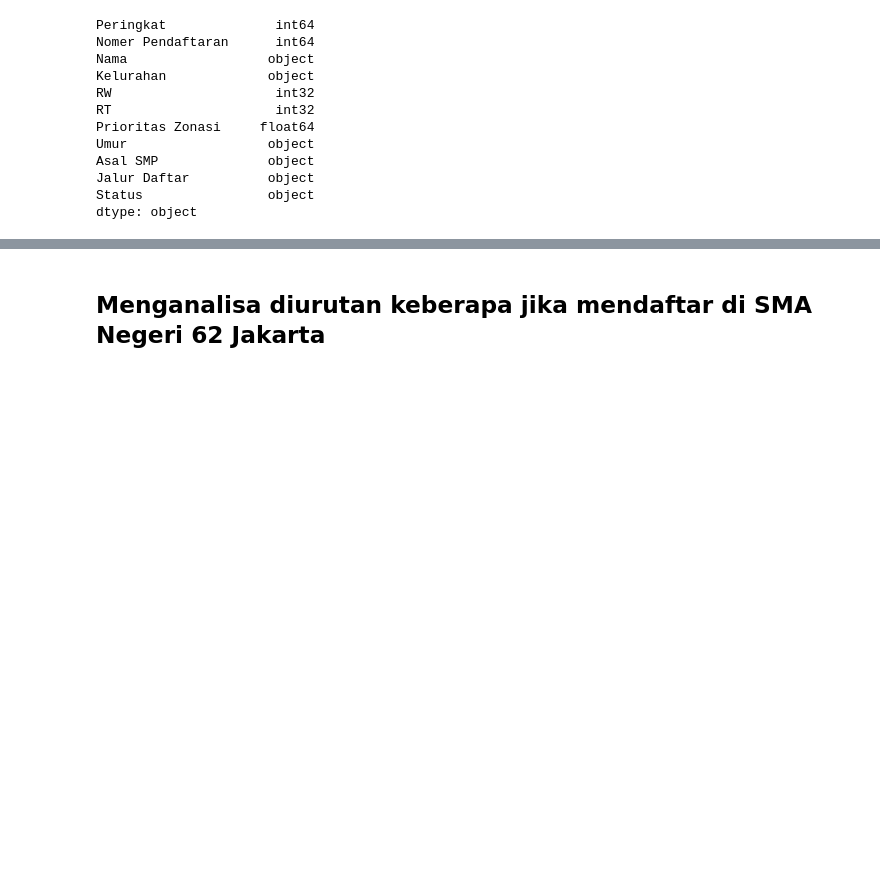
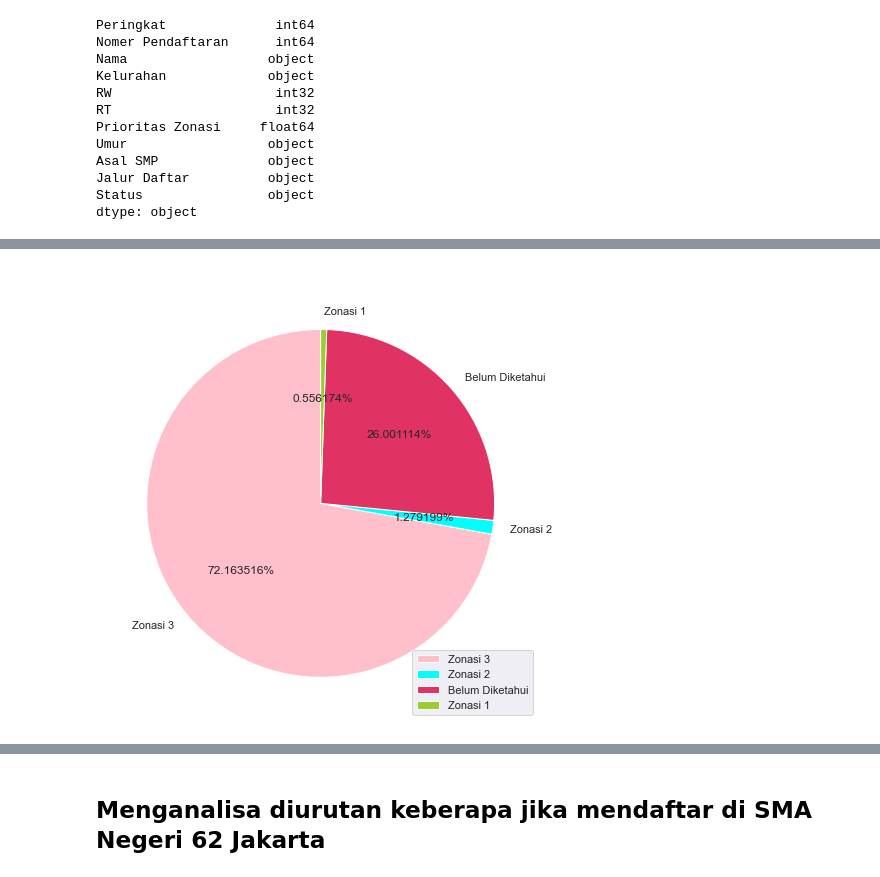
Before and after one commit to linggapratama28/Portfolio, a Jupyter notebook: ppdb-analysis/Analisa PPDB.ipynb, the cells around one changed output, grey strips where cells are left out. Saved outputs shown, nothing was run; the diff lists cells and outputs as text; code cells hidden in the pictures; blank space fills up the shorter version.

```diff
--- a/ppdb-analysis/Analisa PPDB.ipynb
+++ b/ppdb-analysis/Analisa PPDB.ipynb
@@ -319,0 +609,23 @@ df_51.loc[df_51['Nama'].str.contains('Tyas Adira Rahayu Ningsih', case=False)] #
+# %%
+#visualisasi kolom status zonasi dengan menampilkan persentasenya
+
+kategori = ['Zonasi 3', 'Zonasi 2', 'Belum Diketahui', 'Zonasi 1']
+data = [2595, 46, 935, 20]
+explode = [0, 0, 0, 0]
+warna =['pink', 'cyan', '#e03364', 'yellowgreen']
+#colors = sns.color_palette('bright')
+
+plt.pie(data,
+       labels=kategori,
+       colors=warna,
+       autopct='%0f%%',
+       startangle=90,
+       explode=explode)
+
+sns.set_theme()
+rcParams['figure.figsize'] = 15,8
+plt.legend(loc='lower right')
+plt.title('Pembagian Status Zonasi', color='white')
+plt.show()
+# %% [output]
+[figure, added]
```
Also changed, not shown: parts of 46 cells of this notebook.
